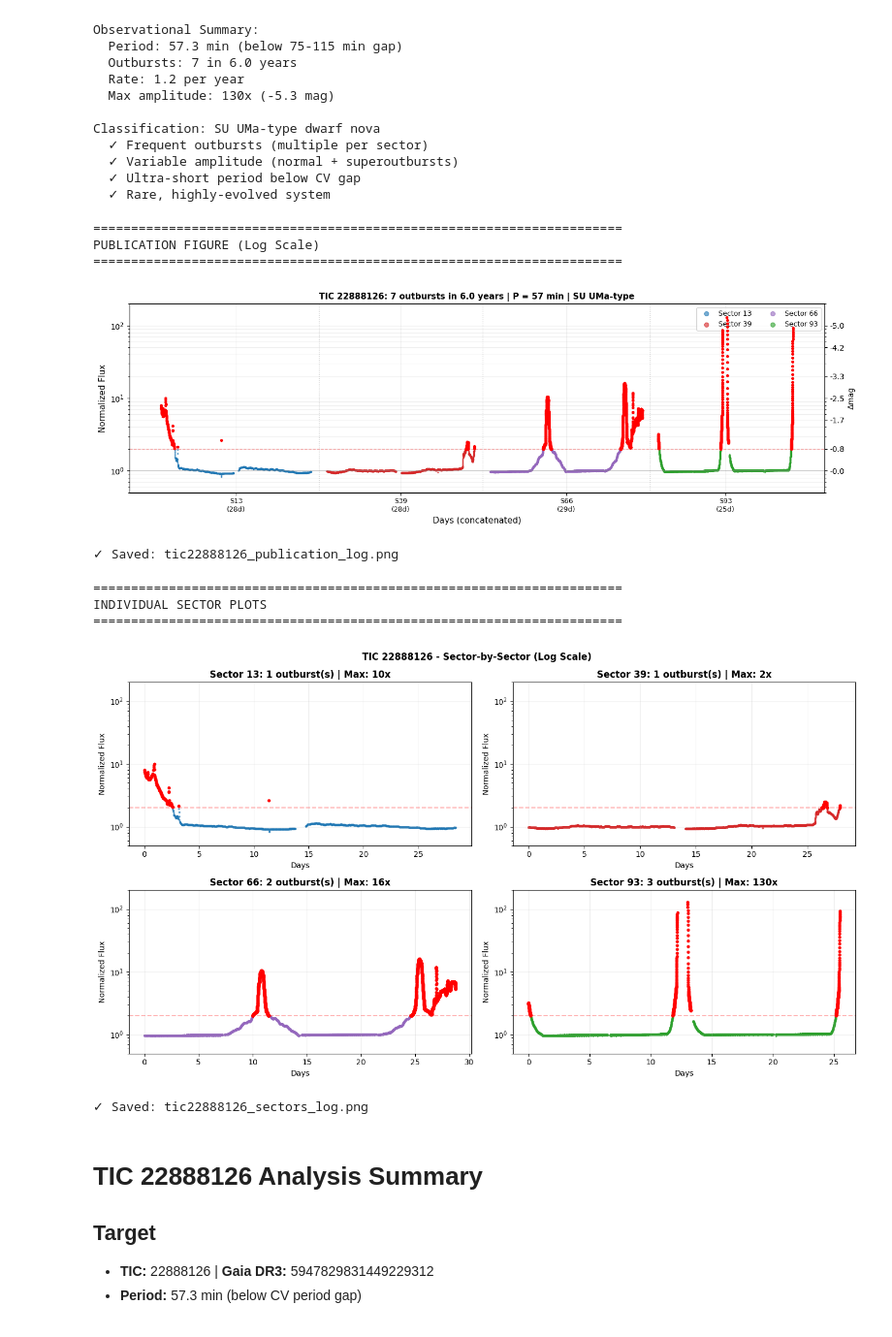
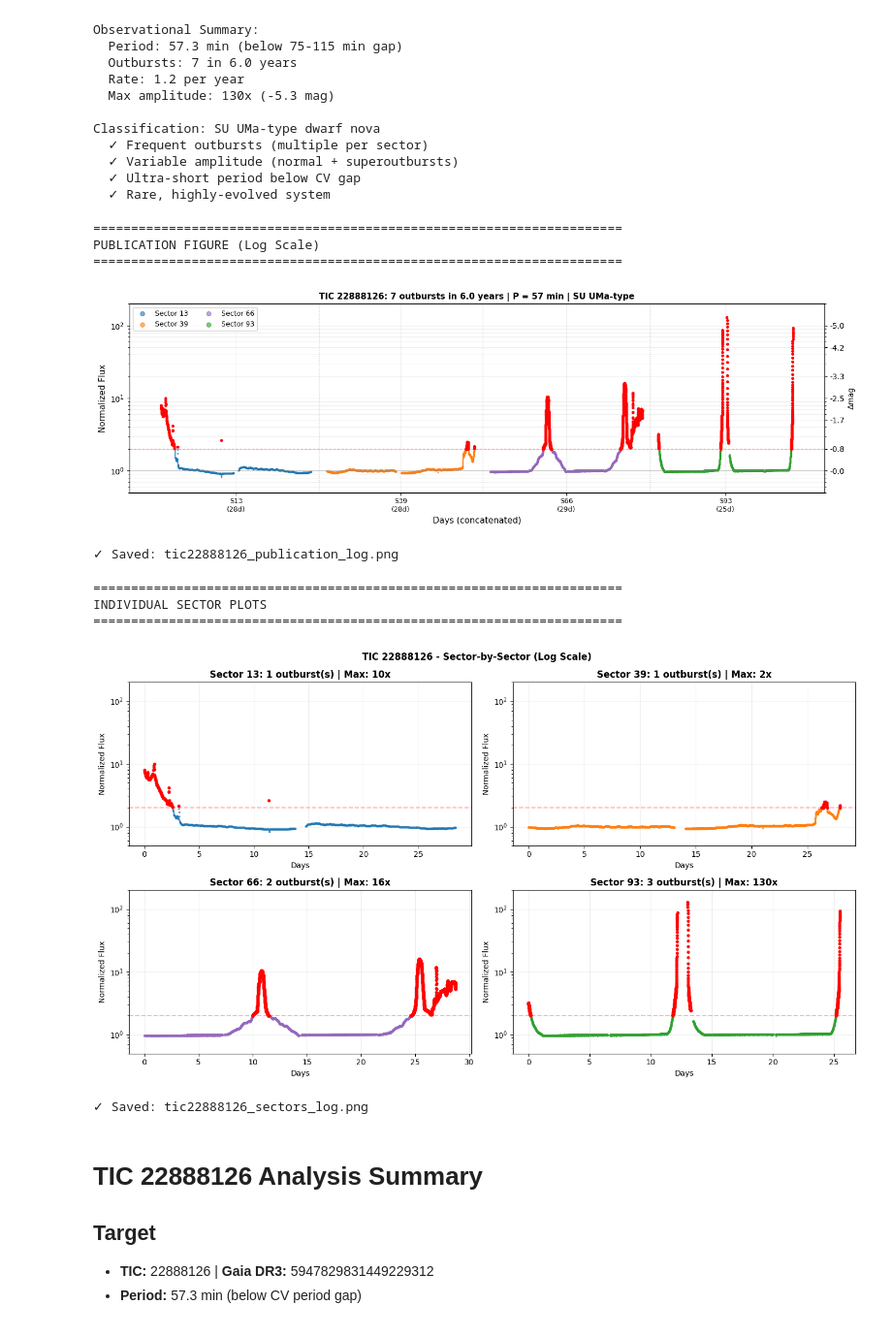
Before and after one commit to toadlyBroodle/science, a Jupyter notebook: astronomy/Gaia-light-curve-anom-detect/TIC22888126_Complete_LightCurve.ipynb, the cells around one changed output. Shown at 97% size. Cells and saved outputs as stored; diff of their text form; code cells hidden in the pictures.

```diff
--- a/astronomy/Gaia-light-curve-anom-detect/TIC22888126_Complete_LightCurve.ipynb
+++ b/astronomy/Gaia-light-curve-anom-detect/TIC22888126_Complete_LightCurve.ipynb
@@ -309,7 +309,7 @@ print("="*70)
 
 fig, ax = plt.subplots(figsize=(14, 4.5))
 
-colors = {13: '#1f77b4', 39: '#d62728', 66: '#9467bd', 93: '#2ca02c'}
+colors = {13: '#1f77b4', 39: '#ff7f0e', 66: '#9467bd', 93: '#2ca02c'}
 
 x_offset = 0
 tick_positions = []
@@ -348,35 +348,35 @@ ax.set_yscale('log')
 ax.set_ylim(0.5, 200)
 
 # Magnitude axis
 ax2 = ax.twinx()
 ax2.set_yscale('log')
 ax2.set_ylim(0.5, 200)
 mag_ticks = [1, 2, 5, 10, 20, 50, 100]
 ax2.set_yticks(mag_ticks)
 ax2.set_yticklabels([f'{-2.5*np.log10(m):.1f}' for m in mag_ticks])
 ax2.set_ylabel('Δmag', fontsize=10)
 
 ax.set_xlabel('Days (concatenated)', fontsize=11)
 ax.set_ylabel('Normalized Flux', fontsize=11)
 ax.set_title(f'TIC 22888126: {len(outbursts)} outbursts in {total_baseline/365.25:.1f} years | '
              f'P = {period_min:.0f} min | SU UMa-type',
              fontsize=11, fontweight='bold')
 
 ax.set_xticks(tick_positions)
 ax.set_xticklabels(tick_labels, fontsize=9)
-ax.legend(loc='upper right', markerscale=4, fontsize=9, ncol=2)
+ax.legend(loc='upper left', markerscale=4, fontsize=9, ncol=2)
 ax.grid(True, alpha=0.2, which='both')
 
 plt.tight_layout()
 plt.savefig('tic22888126_publication_log.png', dpi=200, bbox_inches='tight', facecolor='white')
 plt.show()
 
 print("\n✓ Saved: tic22888126_publication_log.png")
 # %% [output]
 ======================================================================
 PUBLICATION FIGURE (Log Scale)
 ======================================================================
-[figure, old version]
+[figure, new version]
 ✓ Saved: tic22888126_publication_log.png
 # %%
 # Cell 9: Individual sector plots
@@ -417,7 +417,7 @@ print("\n✓ Saved: tic22888126_sectors_log.png")
 ======================================================================
 INDIVIDUAL SECTOR PLOTS
 ======================================================================
-[figure, old version]
+[figure, new version]
 ✓ Saved: tic22888126_sectors_log.png
 # %%
 # Cell 10: Final summary
```
Also changed, not shown: 4 other files.
